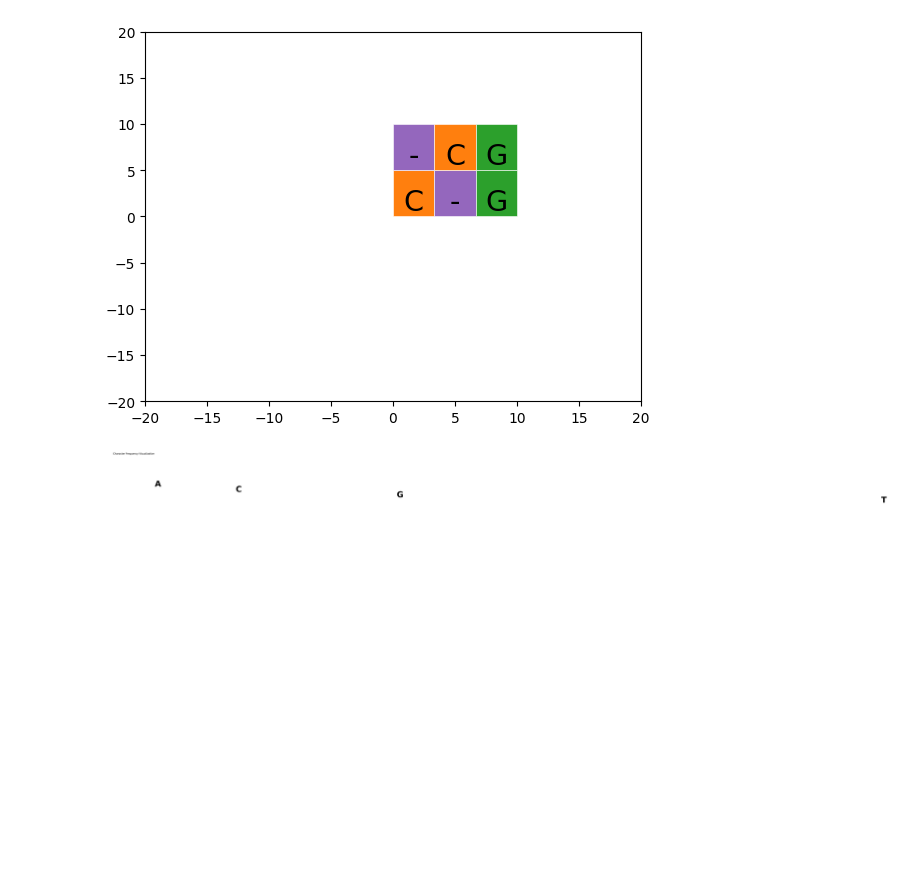
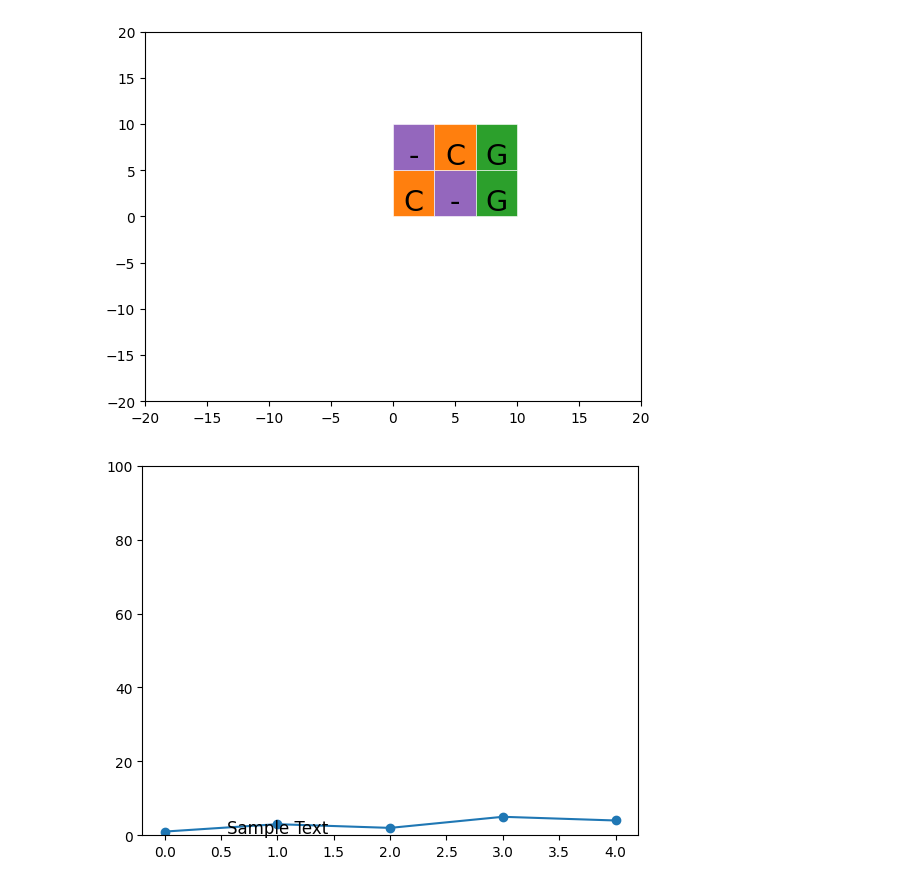
Before and after one commit to mourisl/MSAplot, a Jupyter notebook: vizMSA_dev.ipynb, the cells around one changed output. Cells and saved outputs as stored; diff of their text form; code cells hidden in the pictures; blank space fills up the shorter version.

```diff
--- a/vizMSA_dev.ipynb
+++ b/vizMSA_dev.ipynb
@@ -211,51 +214,21 @@ ax=DrawMSA(msa=["AC-G-T", "A-CGT-"], color_order="ACGT-",
 [figure]
 # %%
 import matplotlib.pyplot as plt
-import matplotlib.transforms as transforms
 
-# Define the characters and their corresponding frequencies
-characters = ['A', 'C', 'G', 'T']
-frequencies = [0.4, 0.3, 0.2, 0.1]  # Example frequencies that sum to 1
+# Sample data
+x = [0, 1, 2, 3, 4]
+y = [1, 3, 2, 5, 4]
 
-# Set up the figure and axis
+# Create a plot
 fig, ax = plt.subplots()
+ax.plot(x, y, marker='o')
 
-# Set the initial position for the first character
-x_start = 0.2
-y_start = 0  # Base line for the characters
+# Add text with explicit font size
+ax.text(1, 2, 'Sample Text', fontsize=12, ha='center', va='center')
 
-# Plot each character with height corresponding to its frequency
-for i, (char, freq) in enumerate(zip(characters, frequencies)):
-    # Create a text object for each character
-    text = ax.text(
-        x_start + i * 0.15,  # Increment x position for each character
-        y_start + freq,      # Y position adjusted by frequency
-        char,
-        fontsize=40,         # Font size of the character
-        ha='center',
-        va='bottom',
-        weight='bold'
-    )
+# Change the y-axis limits
+ax.set_ylim(0, 100)
 
-    # Create a scaling transformation to stretch the character
-    squeeze_factor = 1 / freq  # Stretch more for lower frequencies
-    scale_transform = transforms.Affine2D().scale(squeeze_factor, 1) + ax.transData
-
-    # Apply the transformation to the character
-    text.set_transform(scale_transform)
-
-# Set limits and labels
-ax.set_ylim(0, 1)
-ax.set_xlim(0, len(characters) * 0.15)
-ax.set_ylabel('Frequency')
-ax.set_xticks([i * 0.15 + 0.075 for i in range(len(characters))])
-ax.set_xticklabels([])  # Hide x-tick labels since characters are represented
-
-# Hide the axes
-ax.axis('off')
-
-# Show the plot
-plt.title('Character Frequency Visualization')
 plt.show()
 # %% [output]
-[figure, old version]
+[figure, new version]
```
Also changed, not shown: parts of 2 cells of this notebook.
